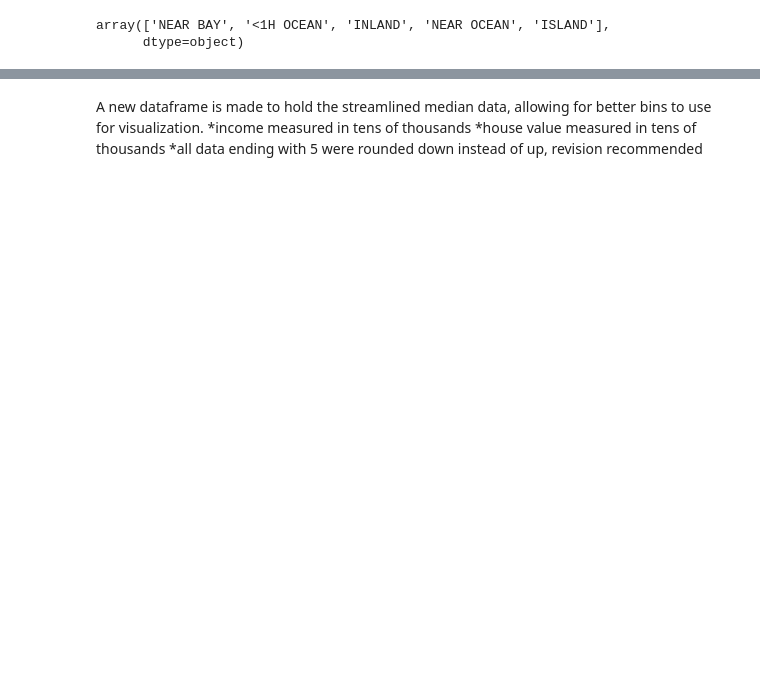
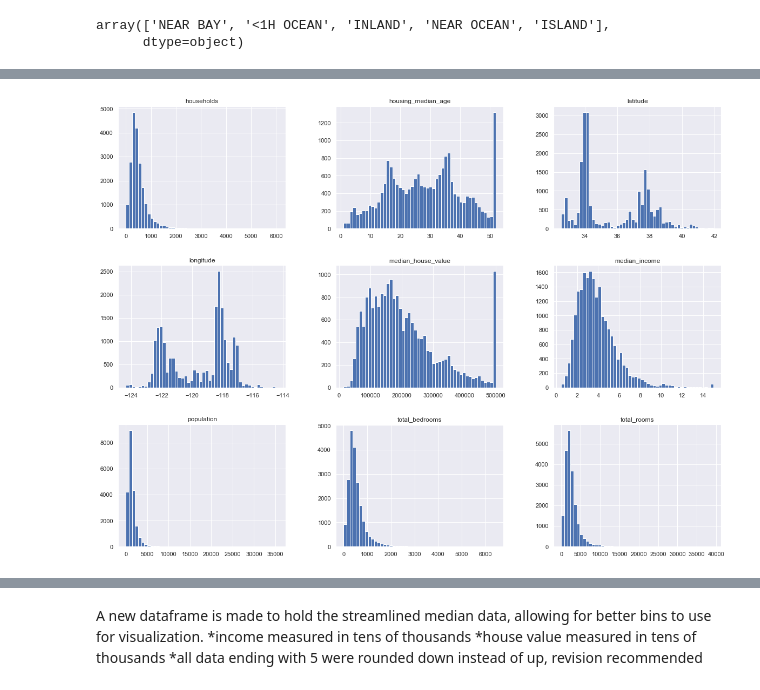
Before and after one commit to jandrew752/AirBUpdates, a Jupyter notebook: CaliforniaHousingPrices.ipynb, the cells around one changed output, grey strips where cells are left out. Saved outputs shown, nothing was run; the diff lists cells and outputs as text; code cells hidden in the pictures; blank space fills up the shorter version.

```diff
--- a/CaliforniaHousingPrices.ipynb
+++ b/CaliforniaHousingPrices.ipynb
@@ -97,0 +47,6 @@ Housing is separated into five categories with regards to their proximity to the
+# %%
+chp.hist(bins=50,figsize=(20,15))
+plt.show()
+#individual histograms can be called by through chp.insertDataFrameHere.hist(bins=numberofBins, figsize=(width, length))
+# %% [output]
+[figure, added]
```
Also changed, not shown: parts of 15 cells of this notebook.
